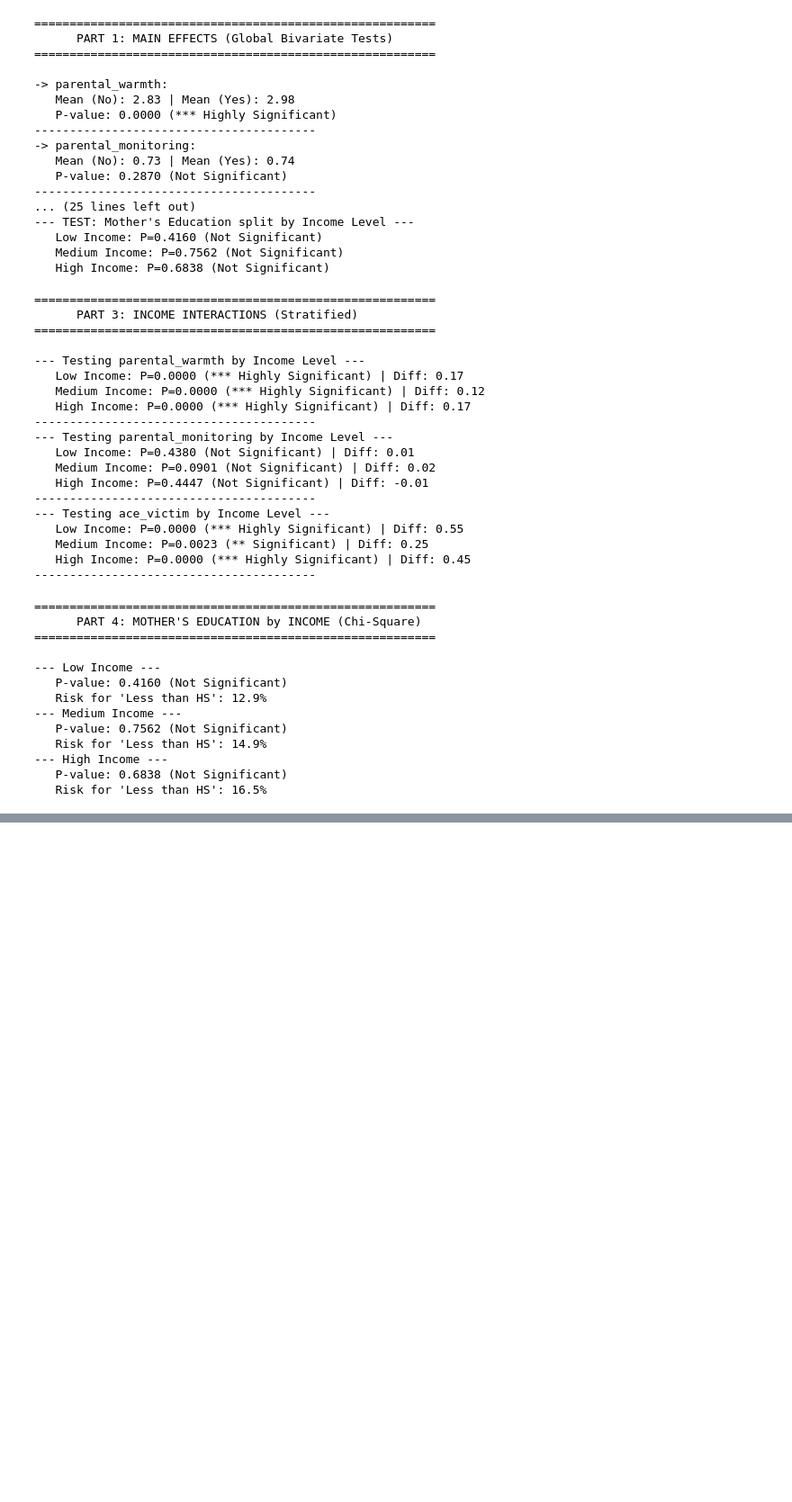
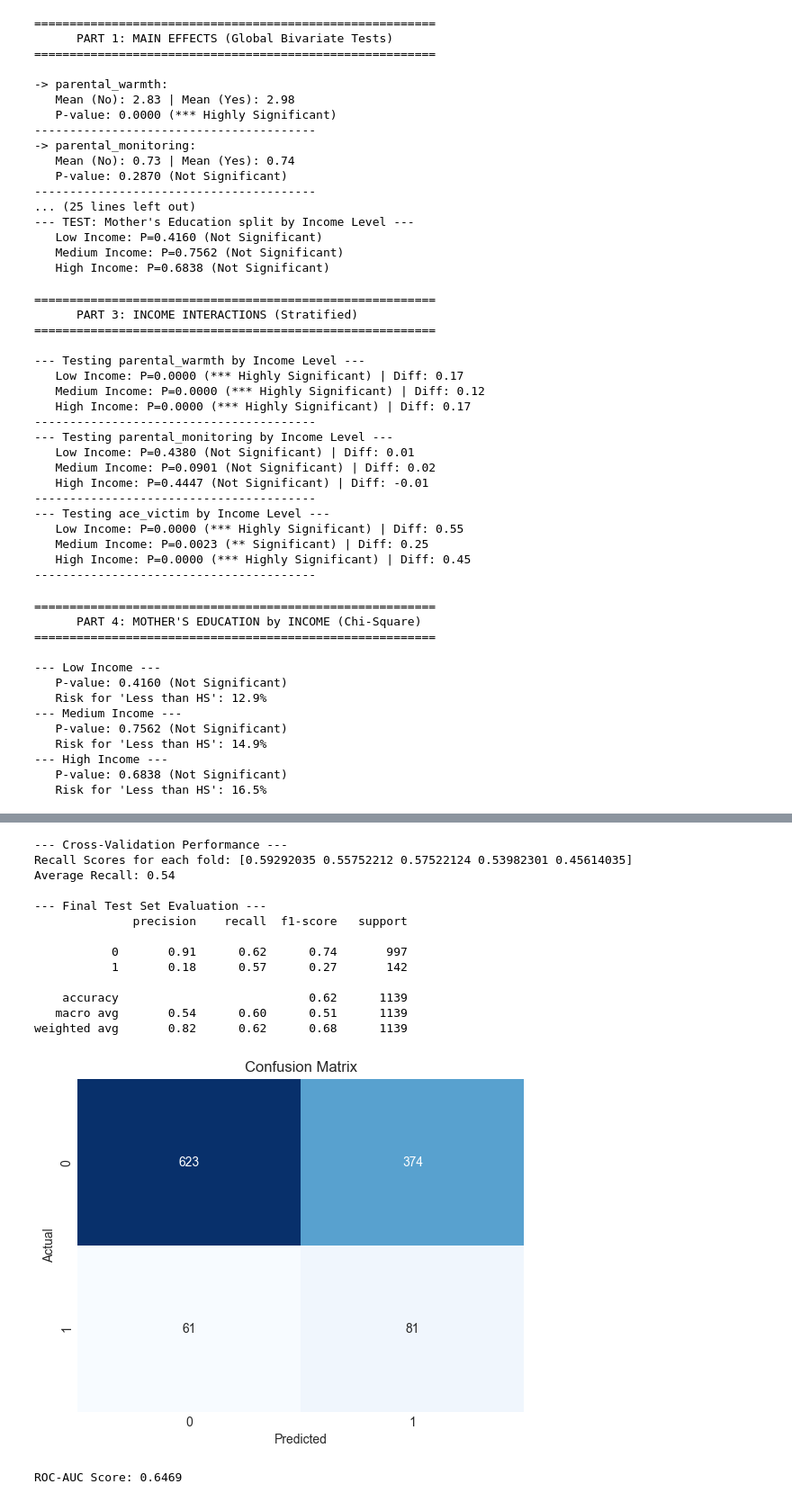
Before and after one commit to usef1ens/Suicide-Prediction, a Jupyter notebook: DataAnalysis.ipynb, the cells around one changed output, grey strips where cells are left out. Shown at 90% size. Saved outputs shown, nothing was run; the diff lists cells and outputs as text; code cells hidden in the pictures; blank space fills up the shorter version.

```diff
--- a/DataAnalysis.ipynb
+++ b/DataAnalysis.ipynb
@@ -1685,0 +1686,79 @@ for group in income_groups:
+# %%
+import seaborn as sns
+
+from sklearn.linear_model import LogisticRegression
+from sklearn.preprocessing import StandardScaler
+from sklearn.model_selection import train_test_split, cross_val_score, StratifiedKFold
+from sklearn.metrics import confusion_matrix, classification_report, roc_auc_score, roc_curve
+
+# 1. Prepare the Data
+# We select ONLY the variables proven to matter + the target
+ml_cols = ['suicidal_ideation', 'ace_victim', 'parental_warmth', 'Med_Income']
+df_ml = eda_df[ml_cols].dropna().copy()
+
+# Define X (Features) and y (Target)
+X = df_ml.drop('suicidal_ideation', axis=1)
+y = df_ml['suicidal_ideation']
+
+# 2. Feature Engineering: Scaling (Recitation Topic)
+# Logistic Regression performs best when features are on the same scale (e.g., mean 0, std 1)
+scaler = StandardScaler()
+X_scaled = scaler.fit_transform(X)
+
+# Convert back to DataFrame for readability (optional)
+X_scaled_df = pd.DataFrame(X_scaled, columns=X.columns)
+
+# 3. Train/Test Split (Recitation Topic)
+# We keep 20% of data unseen to test the final model
+X_train, X_test, y_train, y_test = train_test_split(X_scaled, y, test_size=0.2, random_state=42, stratify=y)
+
+# 4. Initialize Logistic Regression (Recitation Topic)
+# class_weight='balanced' is CRITICAL here.
+# It tells the model: "Pay more attention to the Suicidal class because it is smaller."
+log_reg = LogisticRegression(class_weight='balanced', random_state=42)
+
+# 5. K-Fold Cross-Validation (Recitation Topic)
+# We test the model on 5 different "folds" of the training data to check stability
+kfold = StratifiedKFold(n_splits=5, shuffle=True, random_state=42)
+cv_scores = cross_val_score(log_reg, X_train, y_train, cv=kfold, scoring='recall')
+
+print(f"--- Cross-Validation Performance ---")
+print(f"Recall Scores for each fold: {cv_scores}")
+print(f"Average Recall: {cv_scores.mean():.2f}")
+
+# 6. Final Fit and Prediction
+log_reg.fit(X_train, y_train)
+y_pred = log_reg.predict(X_test)
+y_prob = log_reg.predict_proba(X_test)[:, 1] # Probability estimates
+
+# 7. Evaluation Metrics (Recitation Topic)
+print("\n--- Final Test Set Evaluation ---")
+print(classification_report(y_test, y_pred))
+
+# Confusion Matrix
+cm = confusion_matrix(y_test, y_pred)
+sns.heatmap(cm, annot=True, fmt='d', cmap='Blues', cbar=False)
+plt.xlabel('Predicted')
+plt.ylabel('Actual')
+plt.title('Confusion Matrix')
+plt.show()
+
+# AUC Score
+auc = roc_auc_score(y_test, y_prob)
+print(f"ROC-AUC Score: {auc:.4f}")
+# %% [output]
+--- Cross-Validation Performance ---
+Recall Scores for each fold: [0.59292035 0.55752212 0.57522124 0.53982301 0.45614035]
+Average Recall: 0.54
+
+--- Final Test Set Evaluation ---
+              precision    recall  f1-score   support
+
+           0       0.91      0.62      0.74       997
+           1       0.18      0.57      0.27       142
+
+    accuracy                           0.62      1139
+   macro avg       0.54      0.60      0.51      1139
+weighted avg       0.82      0.62      0.68      1139
+[figure, added]
+ROC-AUC Score: 0.6469
```
Also changed, not shown: parts of 6 cells of this notebook, 2 other files.
